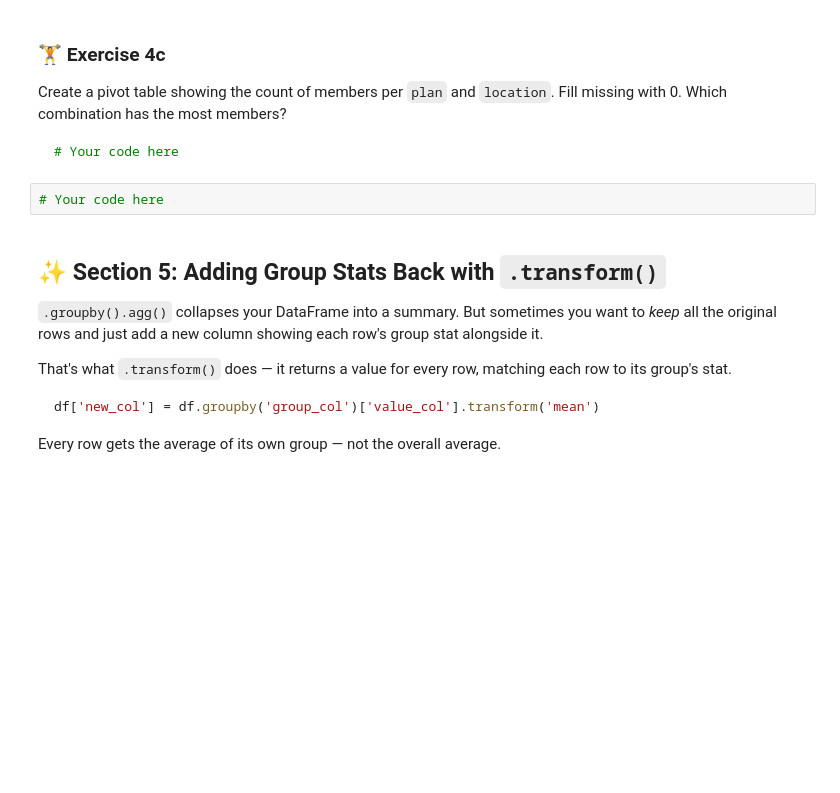
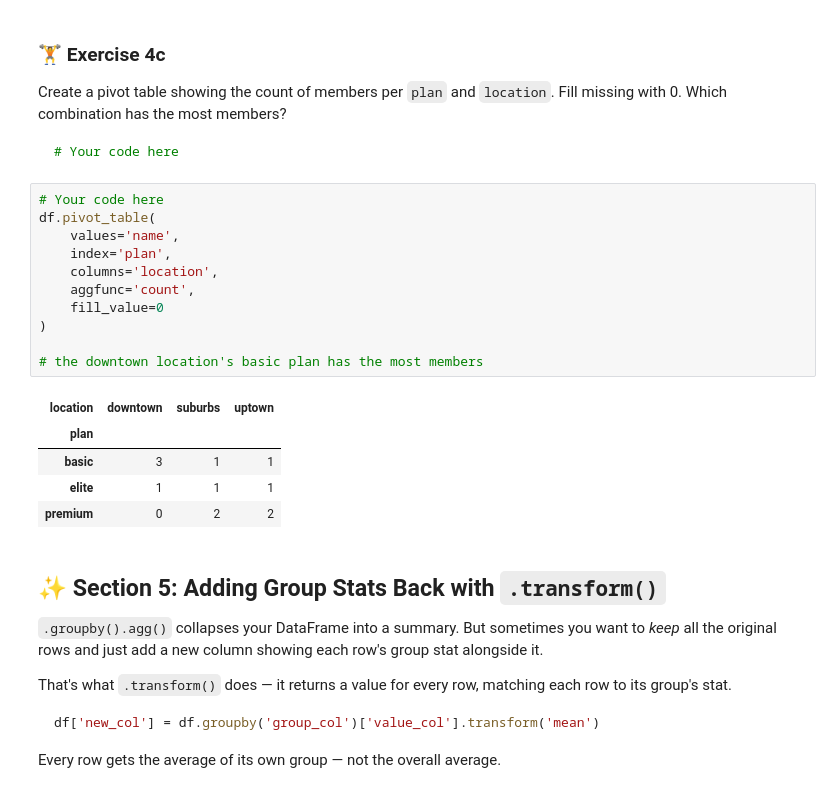
Before and after one commit to BrianCarela/Data-analytics-practice, a Jupyter notebook: 02_pandas_and_numpy/02_02_filtering_and_groupby.ipynb, the cells around one changed output. Cells and saved outputs as stored; diff of their text form; blank space fills up the shorter version.

````diff
--- a/02_pandas_and_numpy/02_02_filtering_and_groupby.ipynb
+++ b/02_pandas_and_numpy/02_02_filtering_and_groupby.ipynb
@@ -494,6 +494,21 @@ Fill missing with 0. Which combination has the most members?
 ```
 # %%
 # Your code here
+df.pivot_table(
+    values='name',
+    index='plan',
+    columns='location',
+    aggfunc='count',
+    fill_value=0
+)
+
+# the downtown location's basic plan has the most members
+# %% [output]
+| location | downtown | suburbs | uptown |
+| plan |  |  |  |
+| basic | 3 | 1 | 1 |
+| elite | 1 | 1 | 1 |
+| premium | 0 | 2 | 2 |
 # %% [markdown]
 ## ✨ Section 5: Adding Group Stats Back with `.transform()`
 
````
